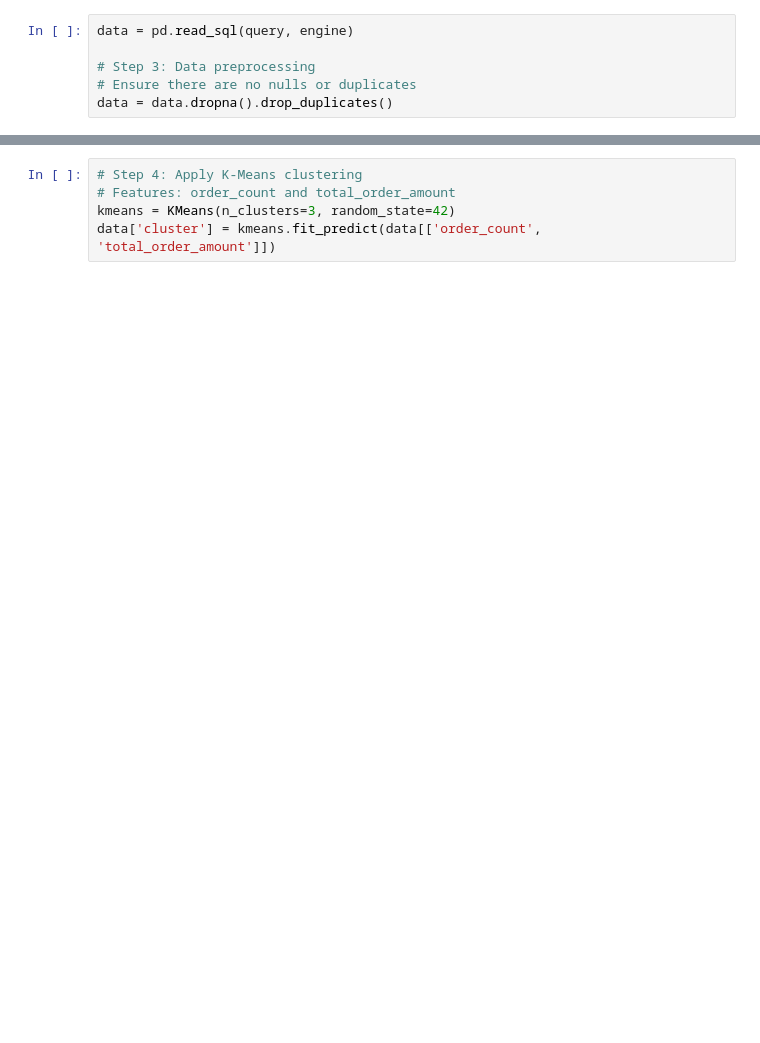
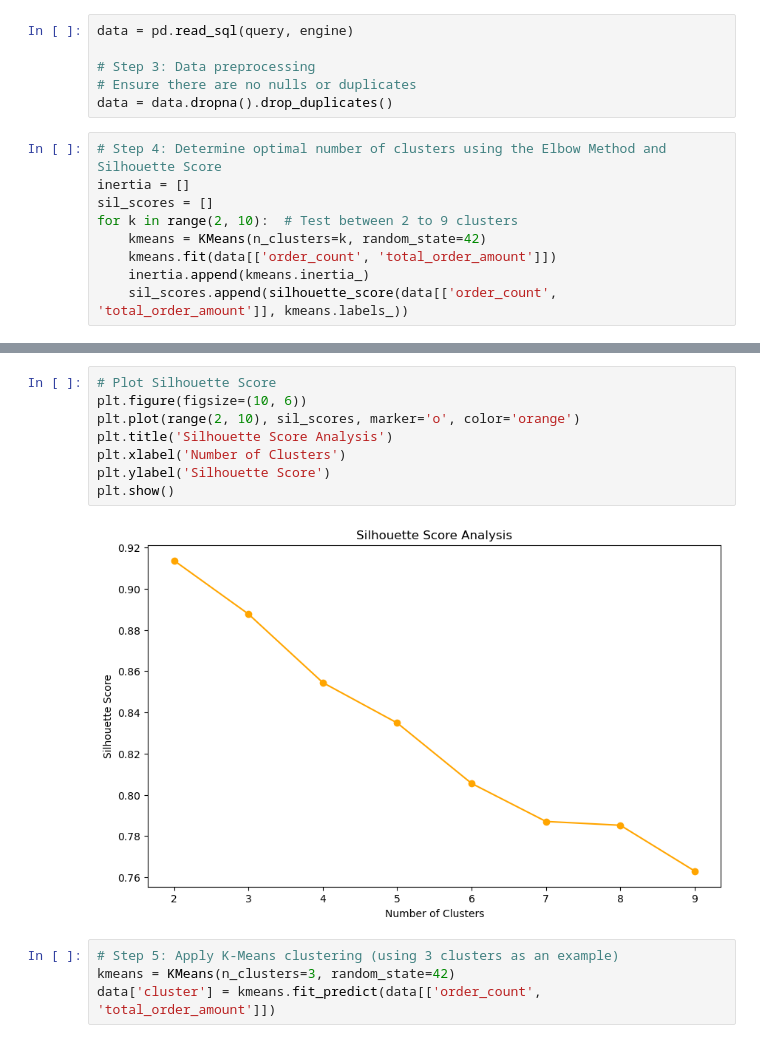
Before and after one commit to jodahe1/SQLAnalysis, a Jupyter notebook: Part5/UserSegment/usersegment.ipynb, the cells around one changed output, grey strips where cells are left out. Cells and saved outputs as stored; diff of their text form; blank space fills up the shorter version.

```diff
--- a/Part5/UserSegment/usersegment.ipynb
+++ b/Part5/UserSegment/usersegment.ipynb
@@ -34,3 +36,12 @@ data = pd.read_sql(query, engine)
 # Step 3: Data preprocessing
 # Ensure there are no nulls or duplicates
 data = data.dropna().drop_duplicates()
+# %%
+# Step 4: Determine optimal number of clusters using the Elbow Method and Silhouette Score
+inertia = []
+sil_scores = []
+for k in range(2, 10):  # Test between 2 to 9 clusters
+    kmeans = KMeans(n_clusters=k, random_state=42)
+    kmeans.fit(data[['order_count', 'total_order_amount']])
+    inertia.append(kmeans.inertia_)
+    sil_scores.append(silhouette_score(data[['order_count', 'total_order_amount']], kmeans.labels_))
@@ -37,6 +58,15 @@ data = data.dropna().drop_duplicates()
+# %%
+# Plot Silhouette Score
+plt.figure(figsize=(10, 6))
+plt.plot(range(2, 10), sil_scores, marker='o', color='orange')
+plt.title('Silhouette Score Analysis')
+plt.xlabel('Number of Clusters')
+plt.ylabel('Silhouette Score')
+plt.show()
+# %% [output]
+[figure, added]
 # %%
-# Step 4: Apply K-Means clustering
-# Features: order_count and total_order_amount
+# Step 5: Apply K-Means clustering (using 3 clusters as an example)
 kmeans = KMeans(n_clusters=3, random_state=42)
 data['cluster'] = kmeans.fit_predict(data[['order_count', 'total_order_amount']])
 # %%
```
Also changed, not shown: parts of 12 cells of this notebook.
